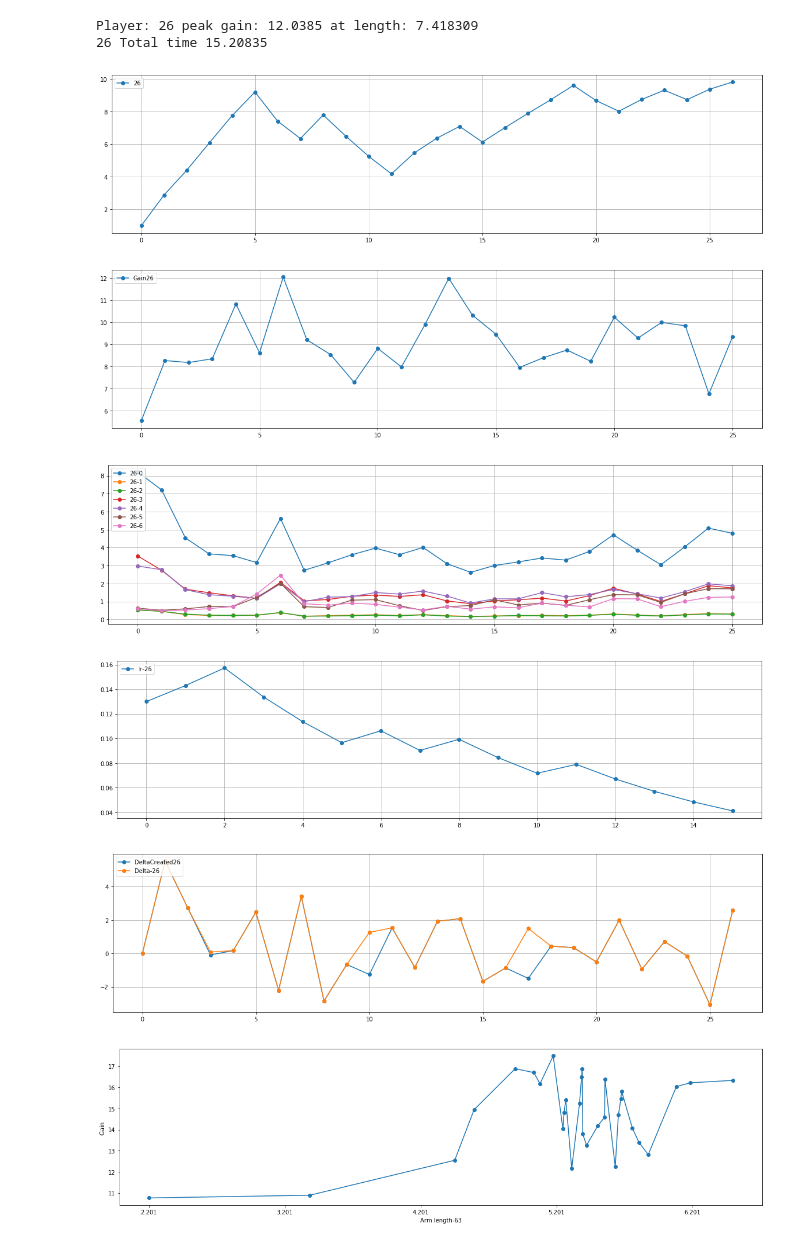
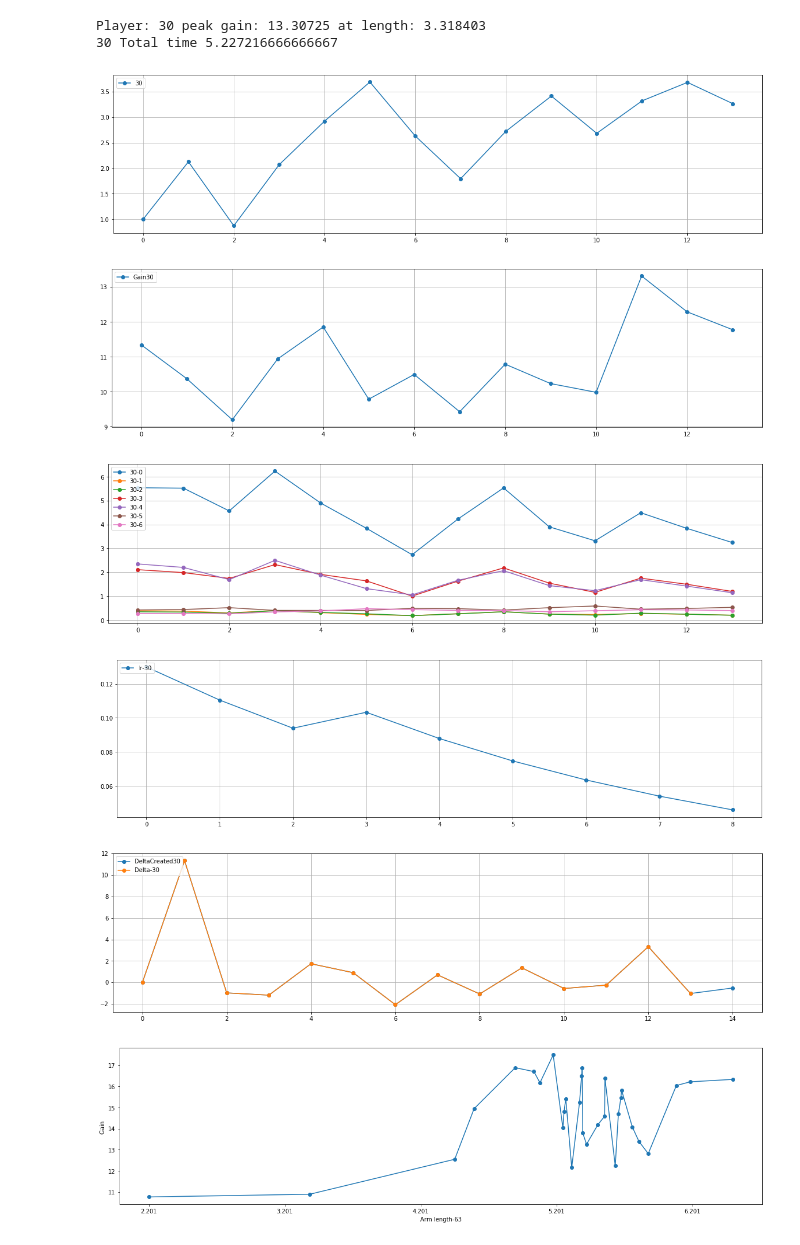
Before and after one commit to AndreeaStefan/SmartuistWrapper, a Jupyter notebook: evaluation/PlotResults.ipynb, the cells around one changed output. Cells and saved outputs as stored; diff of their text form; code cells hidden in the pictures.

```diff
--- a/evaluation/PlotResults.ipynb
+++ b/evaluation/PlotResults.ipynb
@@ -94,7 +94,7 @@ def EffortPerBodyPartPerPlayer(p, results, batchSize):
 # player 9 = same as 8
 
 batchSize = 8
-players = [ 26]
+players = [ 30]
 path ="C:\\Users\\huber\\OneDrive\\Dokumenty\\thesis-hubert\\unity\\SmartuistWrapper\\tapResultParticipants.csv"
 pathA = "E:\\Andreea\\Projects\\Git\\SmartsuitWrapper\\SmartuistWrapper\\tapResultParticipants.csv"
 pathStats ="C:\\Users\\huber\\OneDrive\\Dokumenty\\thesis-hubert\\unity\\SmartuistWrapper\\tapResult.csv"
@@ -160,40 +160,40 @@ for p in players:
     bodyParts = EffortPerBodyPartPerPlayer(p, results, 10)
     z = 0
     x = list(range(0, len(bodyParts[0])-2))
     for a in bodyParts:
         if z in [0,1,2,3,4,5,6]:
             plt.plot(x,a[:len(a)-2], 'o-', label= str(p) + "-" + str(z))
         z = z + 1
 
     plt.legend(loc='upper left')
     plt.grid(True)
     plt.show()
 
 # plot learning rate
 plotOneResult(players, gradientStats, 6, "lr-")
 
 
 for p in players:
     tmp = gradientStats[p]
     gain = [0]
     prevGain = [0]
     for words in tmp:
         gain.append(float(words[5]))
         prevGain.append(float(words[4]))
     delta = np.array(gain) - np.array(prevGain)
     x = list(range(0, len(delta)))
     plt.plot(x, delta, 'o-', label="DeltaCreated"+str(p))
 
 # plot delta
 plotOneResult(players, results, 30, "Delta-")
 # %% [output]
-Player: 26 peak gain: 12.0385 at length: 7.418309
-26 Total time 15.20835
+Player: 30 peak gain: 13.30725 at length: 3.318403
+30 Total time 5.227216666666667
-[figure, old version]
+[figure, new version]
-[figure, old version]
+[figure, new version]
-[figure, old version]
+[figure, new version]
-[figure, old version]
+[figure, new version]
-[figure, old version]
+[figure, new version]
 # %%
 from scipy.interpolate import make_interp_spline, BSpline, pchip
 
```
Also changed, not shown: 6 other files.
